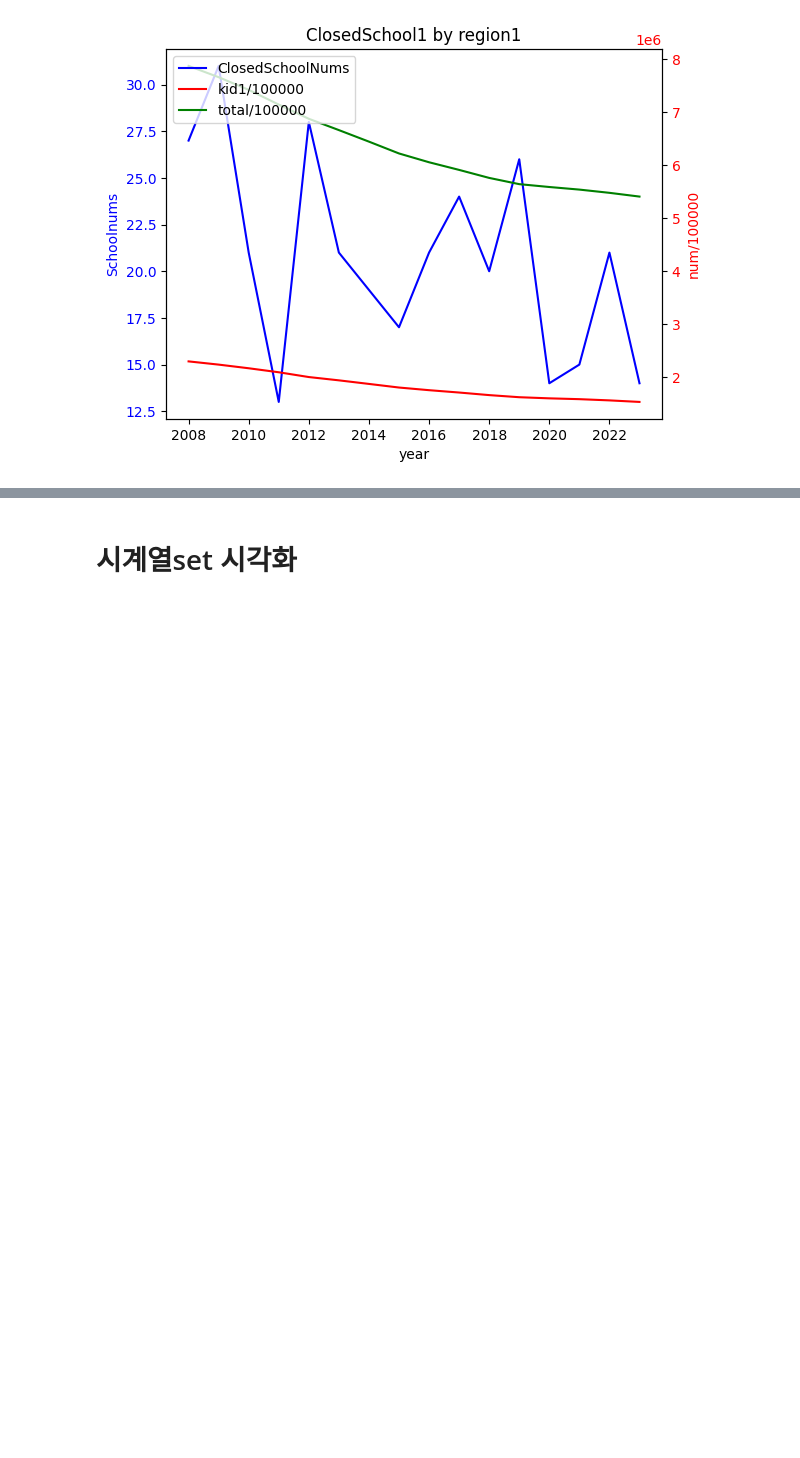
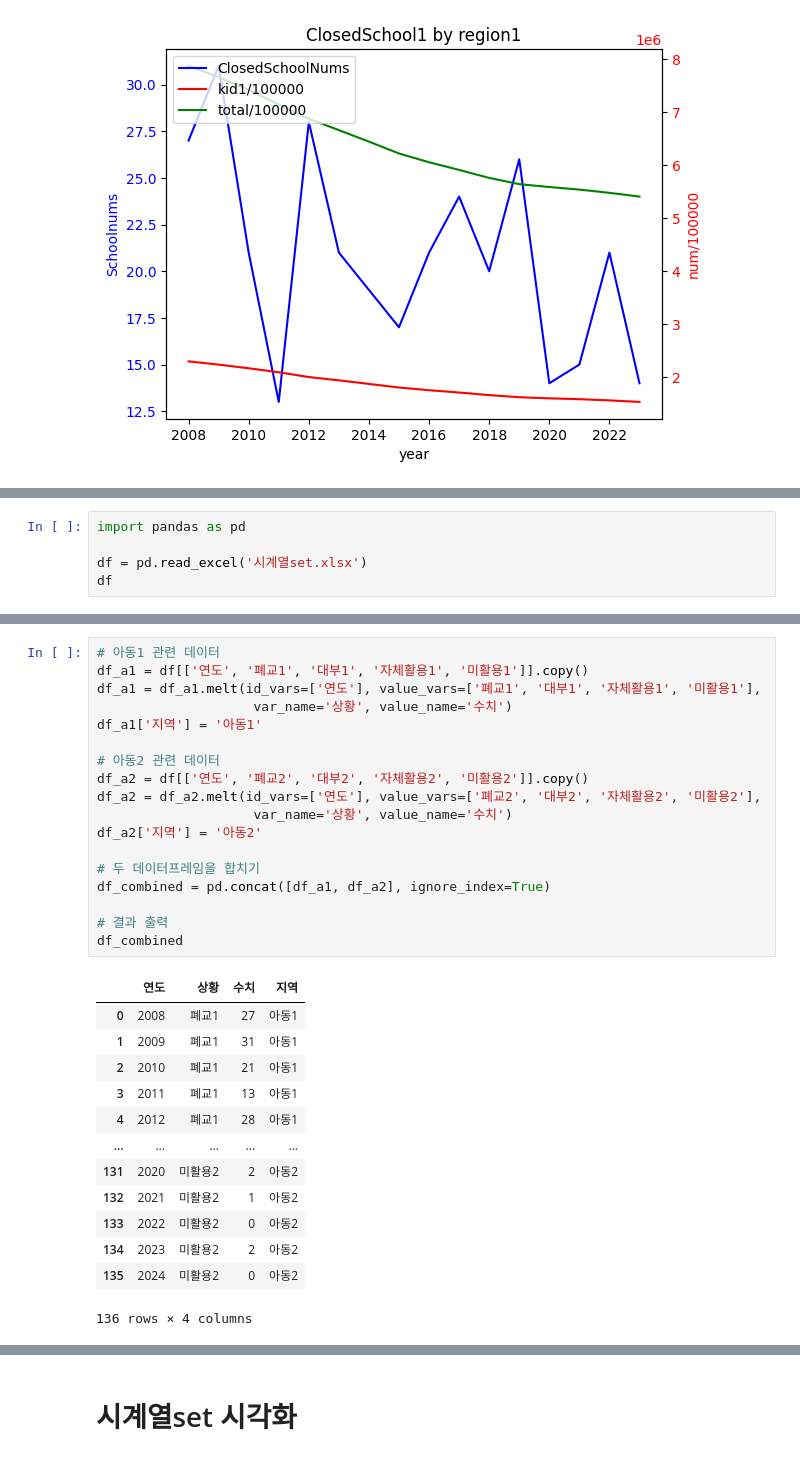
Before and after one commit to LYZAcell/data_study, a Jupyter notebook: 데이터저널/폐교+인구시계열0830~.ipynb, the cells around one changed output, grey strips where cells are left out. Saved outputs shown, nothing was run; the diff lists cells and outputs as text; blank space fills up the shorter version.

```diff
--- a/데이터저널/폐교+인구시계열0830~.ipynb
+++ b/데이터저널/폐교+인구시계열0830~.ipynb
@@ -205,0 +209,5 @@ plt.show()
+# %%
+import pandas as pd
+
+df = pd.read_excel('시계열set.xlsx')
+df
@@ -205,0 +233,32 @@ plt.show()
+# %%
+# 아동1 관련 데이터
+df_a1 = df[['연도', '폐교1', '대부1', '자체활용1', '미활용1']].copy()
+df_a1 = df_a1.melt(id_vars=['연도'], value_vars=['폐교1', '대부1', '자체활용1', '미활용1'],
+                    var_name='상황', value_name='수치')
+df_a1['지역'] = '아동1'
+
+# 아동2 관련 데이터
+df_a2 = df[['연도', '폐교2', '대부2', '자체활용2', '미활용2']].copy()
+df_a2 = df_a2.melt(id_vars=['연도'], value_vars=['폐교2', '대부2', '자체활용2', '미활용2'],
+                    var_name='상황', value_name='수치')
+df_a2['지역'] = '아동2'
+
+# 두 데이터프레임을 합치기
+df_combined = pd.concat([df_a1, df_a2], ignore_index=True)
+
+# 결과 출력
+df_combined
+# %% [output]
+|  | 연도 | 상황 | 수치 | 지역 |
+| 0 | 2008 | 폐교1 | 27 | 아동1 |
+| 1 | 2009 | 폐교1 | 31 | 아동1 |
+| 2 | 2010 | 폐교1 | 21 | 아동1 |
+| 3 | 2011 | 폐교1 | 13 | 아동1 |
+| 4 | 2012 | 폐교1 | 28 | 아동1 |
+| ... | ... | ... | ... | ... |
+| 131 | 2020 | 미활용2 | 2 | 아동2 |
+| 132 | 2021 | 미활용2 | 1 | 아동2 |
+| 133 | 2022 | 미활용2 | 0 | 아동2 |
+| 134 | 2023 | 미활용2 | 2 | 아동2 |
+| 135 | 2024 | 미활용2 | 0 | 아동2 |
+136 rows × 4 columns
```
Also changed, not shown: parts of 3 cells of this notebook.
